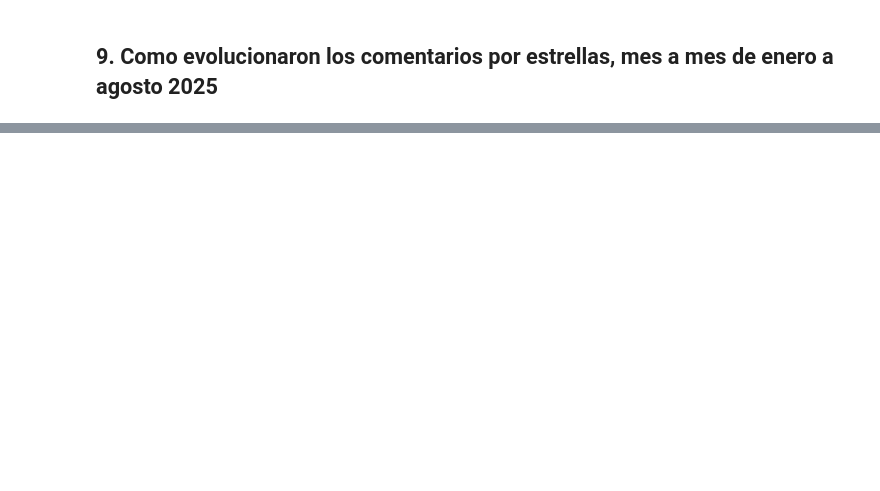
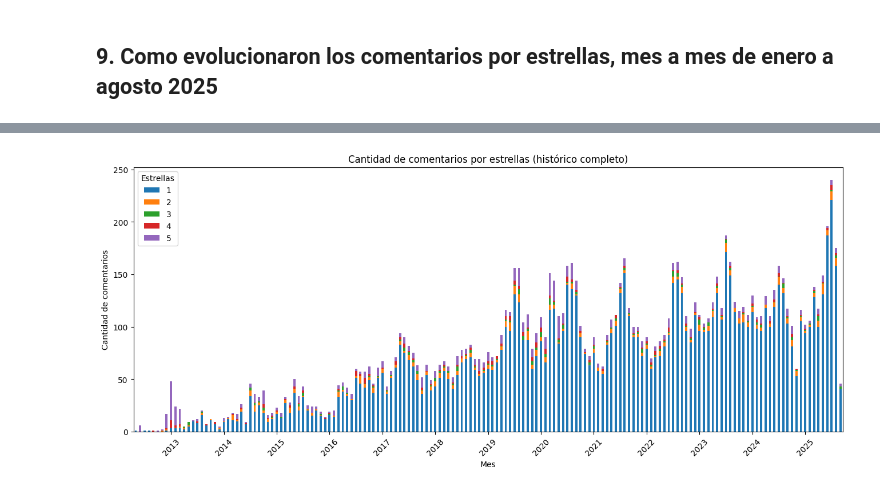
Before and after one commit to Ale11-git/taller-ii-boilerplate, a Jupyter notebook: notebooks/MIS TRABAJOS PROPIOS/TAREA 1 webscraping/webscraping airnb.ipynb, the cells around one changed output, grey strips where cells are left out. Saved outputs shown, nothing was run; the diff lists cells and outputs as text; code cells hidden in the pictures; blank space fills up the shorter version.

```diff
--- a/notebooks/MIS TRABAJOS PROPIOS/TAREA 1 webscraping/webscraping airnb.ipynb
+++ b/notebooks/MIS TRABAJOS PROPIOS/TAREA 1 webscraping/webscraping airnb.ipynb
@@ -397,0 +629,28 @@ mes
+# %%
+import pandas as pd
+import matplotlib.pyplot as plt
+
+# Convertir la columna 'fecha' a datetime
+df["fecha"] = pd.to_datetime(df["fecha"], errors="coerce")
+
+# Crear columna de mes
+df["mes"] = df["fecha"].dt.to_period("M")
+
+# Agrupar por mes y estrellas
+resumen_mensual = df.groupby(["mes", "estrellas"]).size().unstack(fill_value=0)
+
+# Graficar
+ax = resumen_mensual.plot(kind="bar", stacked=True, figsize=(16,6))
+plt.title("Cantidad de comentarios por estrellas (histórico completo)")
+plt.xlabel("Mes")
+plt.ylabel("Cantidad de comentarios")
+plt.legend(title="Estrellas", labels=[int(x) for x in resumen_mensual.columns])
+
+# Mostrar solo un tick por año
+ticks = [i for i, m in enumerate(resumen_mensual.index) if m.month == 1]
+labels = [str(m.year) for i, m in enumerate(resumen_mensual.index) if m.month == 1]
+plt.xticks(ticks, labels, rotation=45)
+
+plt.show()
+# %% [output]
+[figure, added]
```
Also changed, not shown: parts of 18 cells of this notebook, 8 other files.
